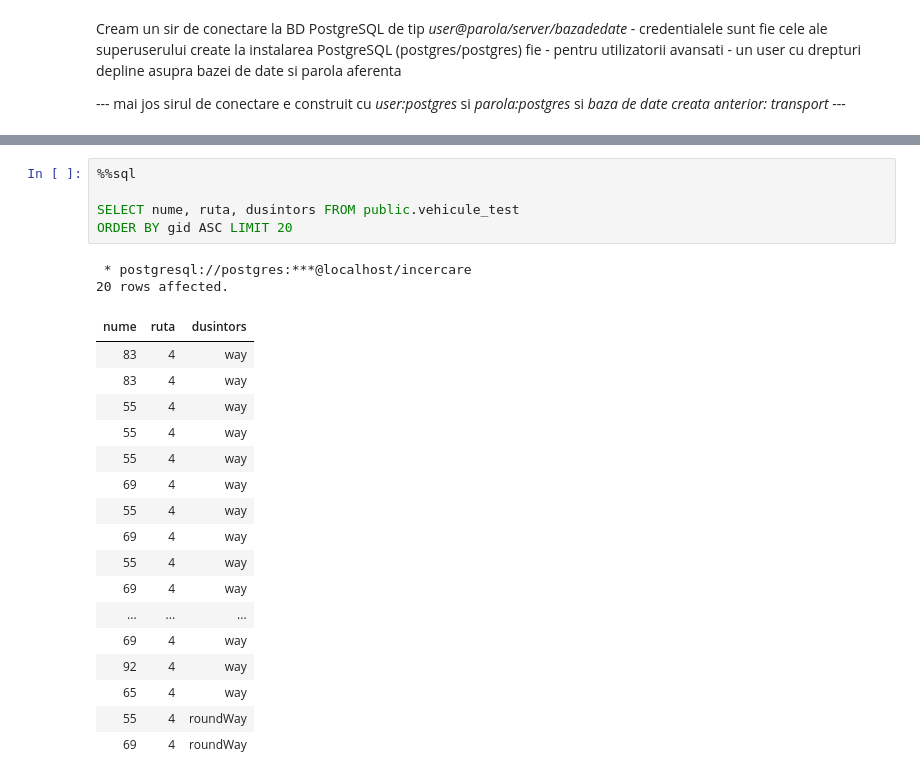
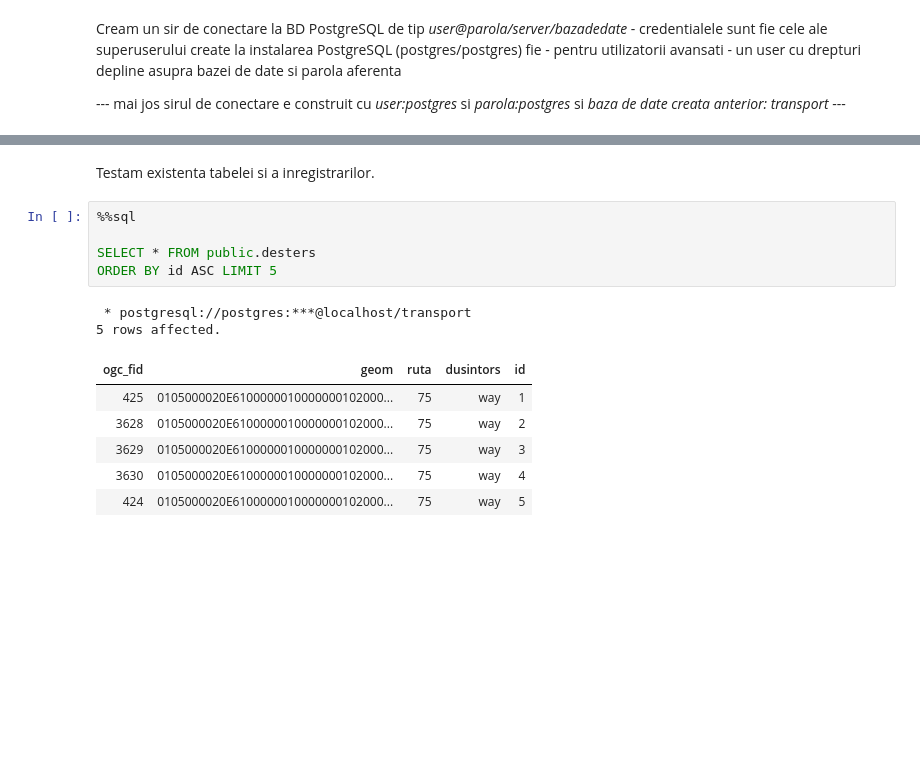
Before and after one commit to radujucan/SpatialSQL, a Jupyter notebook: CTP_PostGIS.ipynb, the cells around one changed output, grey strips where cells are left out. Cells and saved outputs as stored; diff of their text form; blank space fills up the shorter version.

```diff
--- a/CTP_PostGIS.ipynb
+++ b/CTP_PostGIS.ipynb
@@ -33,25 +56,16 @@ Cream o baza de date __transport__ in care "ne vom desfasura" ulterior
+# %% [markdown]
+Testam existenta tabelei si a inregistrarilor.
 # %%
 %%sql
 
-SELECT nume, ruta, dusintors FROM public.vehicule_test
-ORDER BY gid ASC LIMIT 20
+SELECT * FROM public.desters
+ORDER BY id ASC LIMIT 5
 # %% [output]
- * postgresql://postgres:***@localhost/incercare
-20 rows affected.
+ * postgresql://postgres:***@localhost/transport
+5 rows affected.
-| nume | ruta | dusintors |
-| 83 | 4 | way |
-| 83 | 4 | way |
-| 55 | 4 | way |
-| 55 | 4 | way |
-| 55 | 4 | way |
-| 69 | 4 | way |
-| 55 | 4 | way |
-| 69 | 4 | way |
-| 55 | 4 | way |
-| 69 | 4 | way |
-| ... | ... | ... |
-| 69 | 4 | way |
-| 92 | 4 | way |
-| 65 | 4 | way |
-| 55 | 4 | roundWay |
-| 69 | 4 | roundWay |
+| ogc_fid | geom | ruta | dusintors | id |
+| 425 | 0105000020E6100000010000000102000... | 75 | way | 1 |
+| 3628 | 0105000020E6100000010000000102000... | 75 | way | 2 |
+| 3629 | 0105000020E6100000010000000102000... | 75 | way | 3 |
+| 3630 | 0105000020E6100000010000000102000... | 75 | way | 4 |
+| 424 | 0105000020E6100000010000000102000... | 75 | way | 5 |
```
Also changed, not shown: parts of 12 cells of this notebook.
